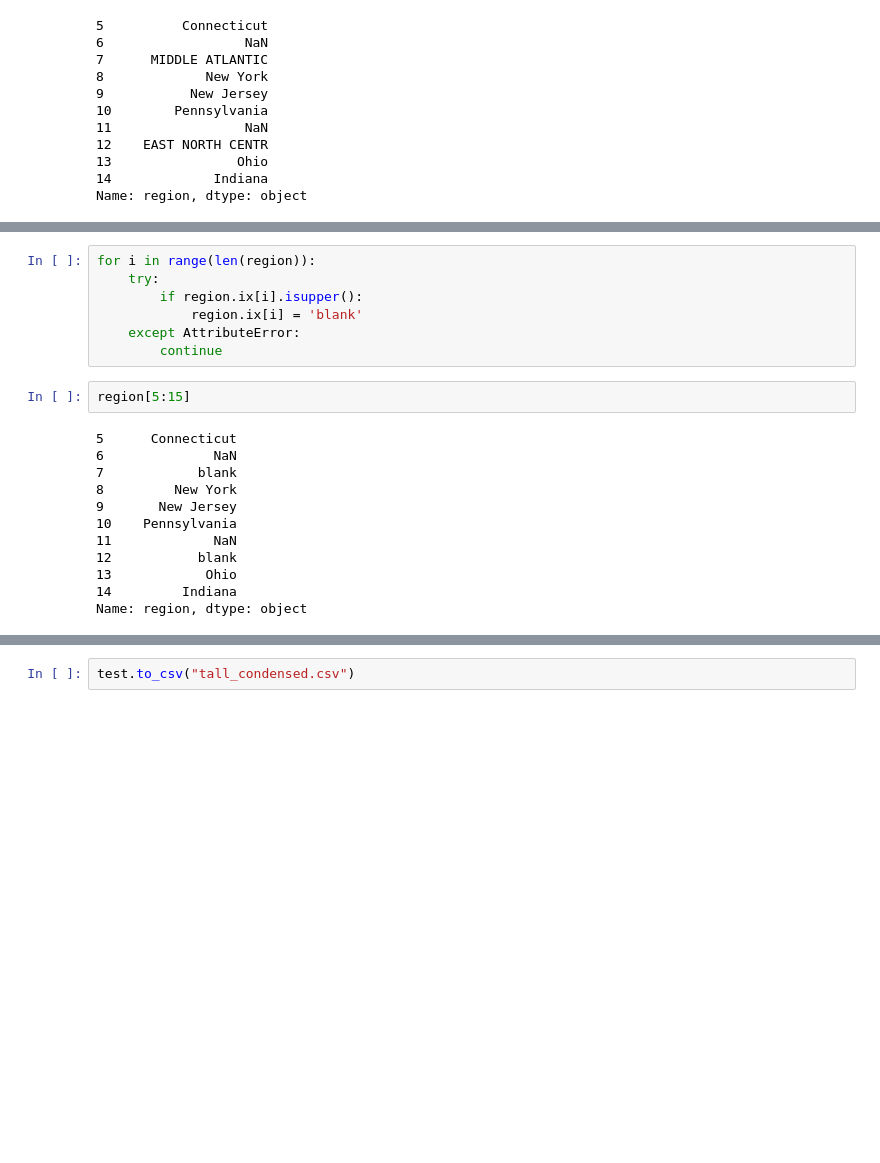
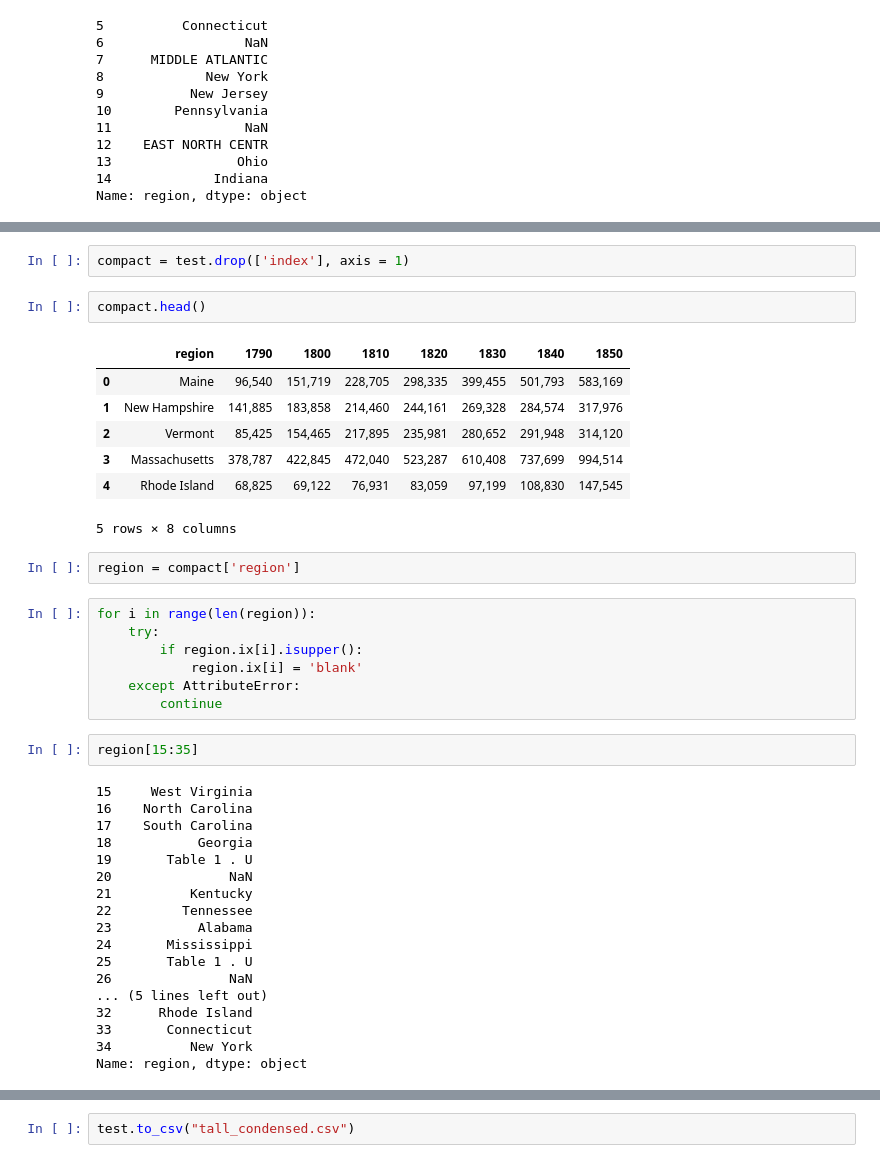
Before and after one commit to szeitlin/PopViz, a Jupyter notebook: parse_raw_populations.ipynb, the cells around one changed output, grey strips where cells are left out. Saved outputs shown, nothing was run; the diff lists cells and outputs as text; blank space fills up the shorter version.

```diff
--- a/parse_raw_populations.ipynb
+++ b/parse_raw_populations.ipynb
@@ -46,3 +71,17 @@ Name: region, dtype: object
+# %%
+compact = test.drop(['index'], axis = 1)
+# %%
+compact.head()
+# %% [output]
+|  | region | 1790 | 1800 | 1810 | 1820 | 1830 | 1840 | 1850 |
+| 0 | Maine | 96,540 | 151,719 | 228,705 | 298,335 | 399,455 | 501,793 | 583,169 |
+| 1 | New Hampshire | 141,885 | 183,858 | 214,460 | 244,161 | 269,328 | 284,574 | 317,976 |
+| 2 | Vermont | 85,425 | 154,465 | 217,895 | 235,981 | 280,652 | 291,948 | 314,120 |
+| 3 | Massachusetts | 378,787 | 422,845 | 472,040 | 523,287 | 610,408 | 737,699 | 994,514 |
+| 4 | Rhode Island | 68,825 | 69,122 | 76,931 | 83,059 | 97,199 | 108,830 | 147,545 |
+5 rows × 8 columns
+# %%
+region = compact['region']
 # %%
 for i in range(len(region)):
     try:
@@ -51,17 +90,23 @@ for i in range(len(region)):
     except AttributeError:
         continue
 # %%
-region[5:15]
+region[15:35]
 # %% [output]
-5      Connecticut
-6              NaN
-7            blank
-8         New York
-9       New Jersey
-10    Pennsylvania
-11             NaN
-12           blank
-13            Ohio
-14         Indiana
+15     West Virginia
+16    North Carolina
+17    South Carolina
+18           Georgia
+19       Table 1 . U
+20               NaN
+21          Kentucky
+22         Tennessee
+23           Alabama
+24       Mississippi
+25       Table 1 . U
+26               NaN
+... (5 lines left out)
+32      Rhode Island
+33       Connecticut
+34          New York
 Name: region, dtype: object
 # %%
```
Also changed, not shown: parts of 15 cells of this notebook, 1 other file.
